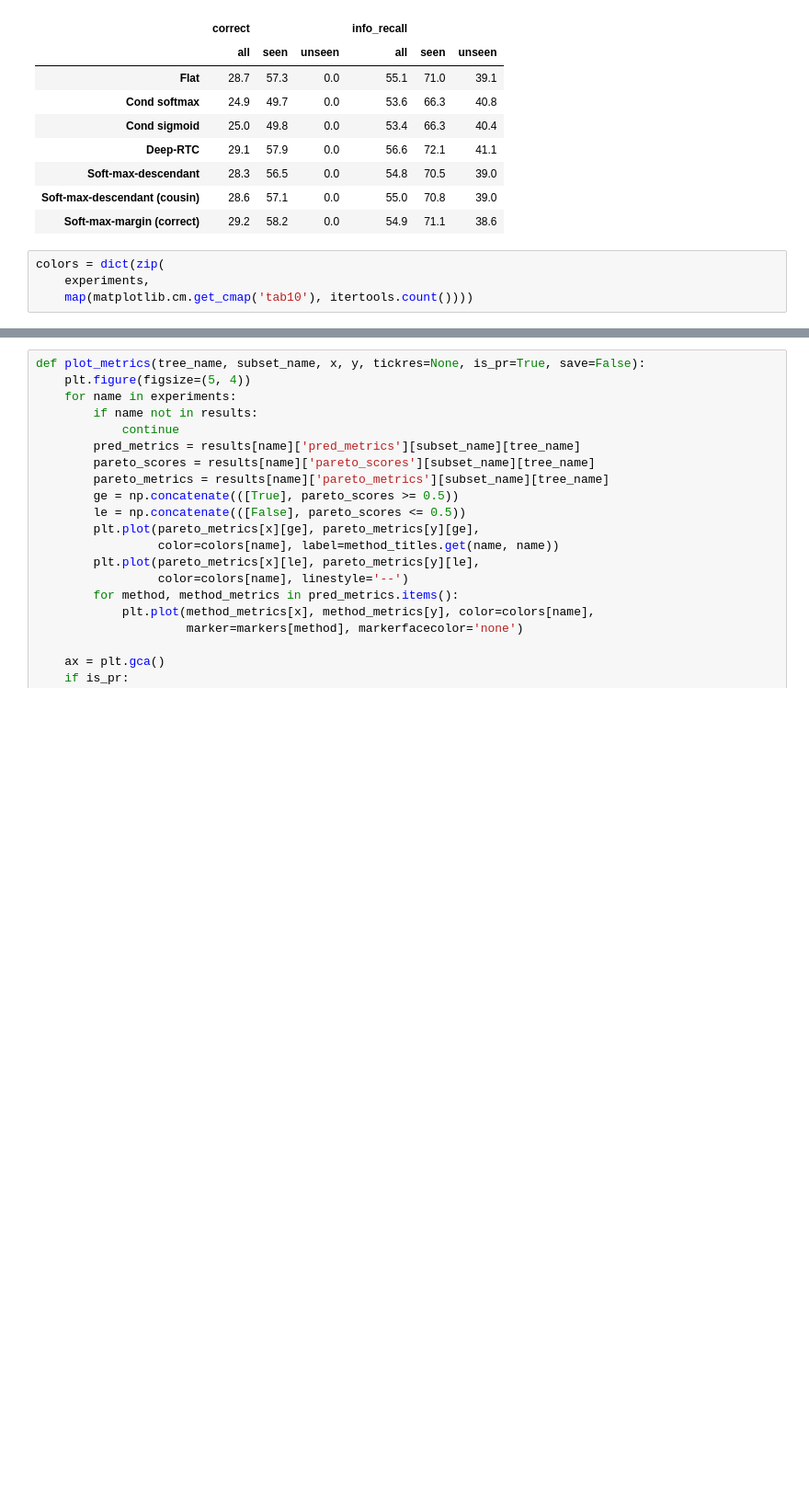
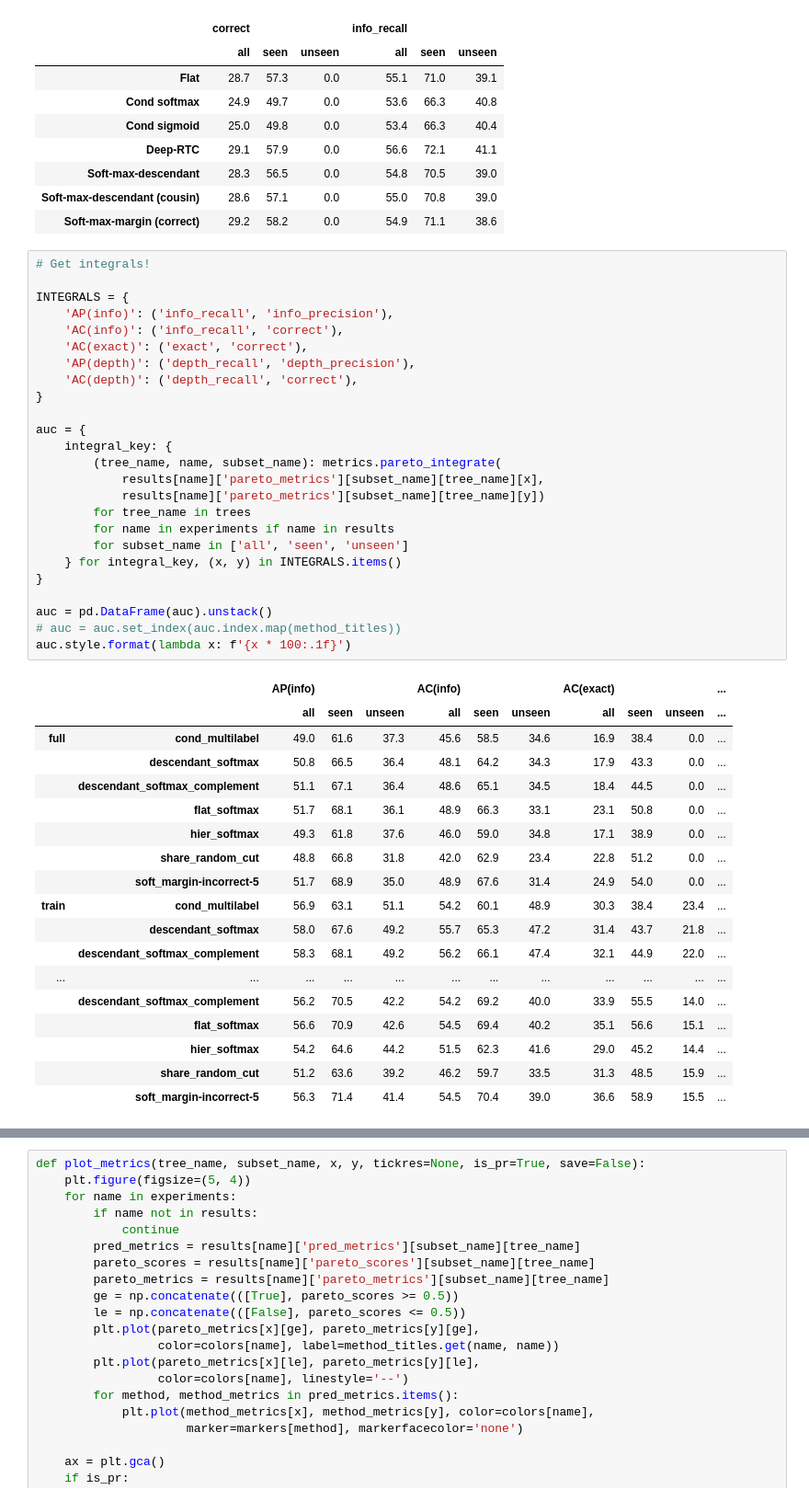
Before and after one commit to jvlmdr/hiercls, a Jupyter notebook: eval_inat21_split_hier.ipynb, the cells around one changed output, grey strips where cells are left out. Shown: that part at 92% size. Drawn from its saved outputs; the diff is of its cells as text; blank space fills up the shorter version.

Commit message:
Get ood figures and tables

```diff
--- a/eval_inat21_split_hier.ipynb
+++ b/eval_inat21_split_hier.ipynb
@@ -447,6 +451,46 @@ table.style.format(lambda x: f'{x * 100:.1f}')
 | Soft-max-descendant (cousin) | 28.6 | 57.1 | 0.0 | 55.0 | 70.8 | 39.0 |
 | Soft-max-margin (correct) | 29.2 | 58.2 | 0.0 | 54.9 | 71.1 | 38.6 |
 # %%
-colors = dict(zip(
-    experiments,
-    map(matplotlib.cm.get_cmap('tab10'), itertools.count())))
+# Get integrals!
+
+INTEGRALS = {
+    'AP(info)': ('info_recall', 'info_precision'),
+    'AC(info)': ('info_recall', 'correct'),
+    'AC(exact)': ('exact', 'correct'),
+    'AP(depth)': ('depth_recall', 'depth_precision'),
+    'AC(depth)': ('depth_recall', 'correct'),
+}
+
+auc = {
+    integral_key: {
+        (tree_name, name, subset_name): metrics.pareto_integrate(
+            results[name]['pareto_metrics'][subset_name][tree_name][x],
+            results[name]['pareto_metrics'][subset_name][tree_name][y])
+        for tree_name in trees
+        for name in experiments if name in results
+        for subset_name in ['all', 'seen', 'unseen']
+    } for integral_key, (x, y) in INTEGRALS.items()
+}
+
+auc = pd.DataFrame(auc).unstack()
+# auc = auc.set_index(auc.index.map(method_titles))
+auc.style.format(lambda x: f'{x * 100:.1f}')
+# %% [output]
+|  |  | AP(info) |  |  | AC(info) |  |  | AC(exact) |  |  | ... |
+|  |  | all | seen | unseen | all | seen | unseen | all | seen | unseen | ... |
+| full | cond_multilabel | 49.0 | 61.6 | 37.3 | 45.6 | 58.5 | 34.6 | 16.9 | 38.4 | 0.0 | ... |
+|  | descendant_softmax | 50.8 | 66.5 | 36.4 | 48.1 | 64.2 | 34.3 | 17.9 | 43.3 | 0.0 | ... |
+|  | descendant_softmax_complement | 51.1 | 67.1 | 36.4 | 48.6 | 65.1 | 34.5 | 18.4 | 44.5 | 0.0 | ... |
+|  | flat_softmax | 51.7 | 68.1 | 36.1 | 48.9 | 66.3 | 33.1 | 23.1 | 50.8 | 0.0 | ... |
+|  | hier_softmax | 49.3 | 61.8 | 37.6 | 46.0 | 59.0 | 34.8 | 17.1 | 38.9 | 0.0 | ... |
+|  | share_random_cut | 48.8 | 66.8 | 31.8 | 42.0 | 62.9 | 23.4 | 22.8 | 51.2 | 0.0 | ... |
+|  | soft_margin-incorrect-5 | 51.7 | 68.9 | 35.0 | 48.9 | 67.6 | 31.4 | 24.9 | 54.0 | 0.0 | ... |
+| train | cond_multilabel | 56.9 | 63.1 | 51.1 | 54.2 | 60.1 | 48.9 | 30.3 | 38.4 | 23.4 | ... |
+|  | descendant_softmax | 58.0 | 67.6 | 49.2 | 55.7 | 65.3 | 47.2 | 31.4 | 43.7 | 21.8 | ... |
+|  | descendant_softmax_complement | 58.3 | 68.1 | 49.2 | 56.2 | 66.1 | 47.4 | 32.1 | 44.9 | 22.0 | ... |
+| ... | ... | ... | ... | ... | ... | ... | ... | ... | ... | ... | ... |
+|  | descendant_softmax_complement | 56.2 | 70.5 | 42.2 | 54.2 | 69.2 | 40.0 | 33.9 | 55.5 | 14.0 | ... |
+|  | flat_softmax | 56.6 | 70.9 | 42.6 | 54.5 | 69.4 | 40.2 | 35.1 | 56.6 | 15.1 | ... |
+|  | hier_softmax | 54.2 | 64.6 | 44.2 | 51.5 | 62.3 | 41.6 | 29.0 | 45.2 | 14.4 | ... |
+|  | share_random_cut | 51.2 | 63.6 | 39.2 | 46.2 | 59.7 | 33.5 | 31.3 | 48.5 | 15.9 | ... |
+|  | soft_margin-incorrect-5 | 56.3 | 71.4 | 41.4 | 54.5 | 70.4 | 39.0 | 36.6 | 58.9 | 15.5 | ... |
```
Also changed, not shown: parts of 11 cells of this notebook.
